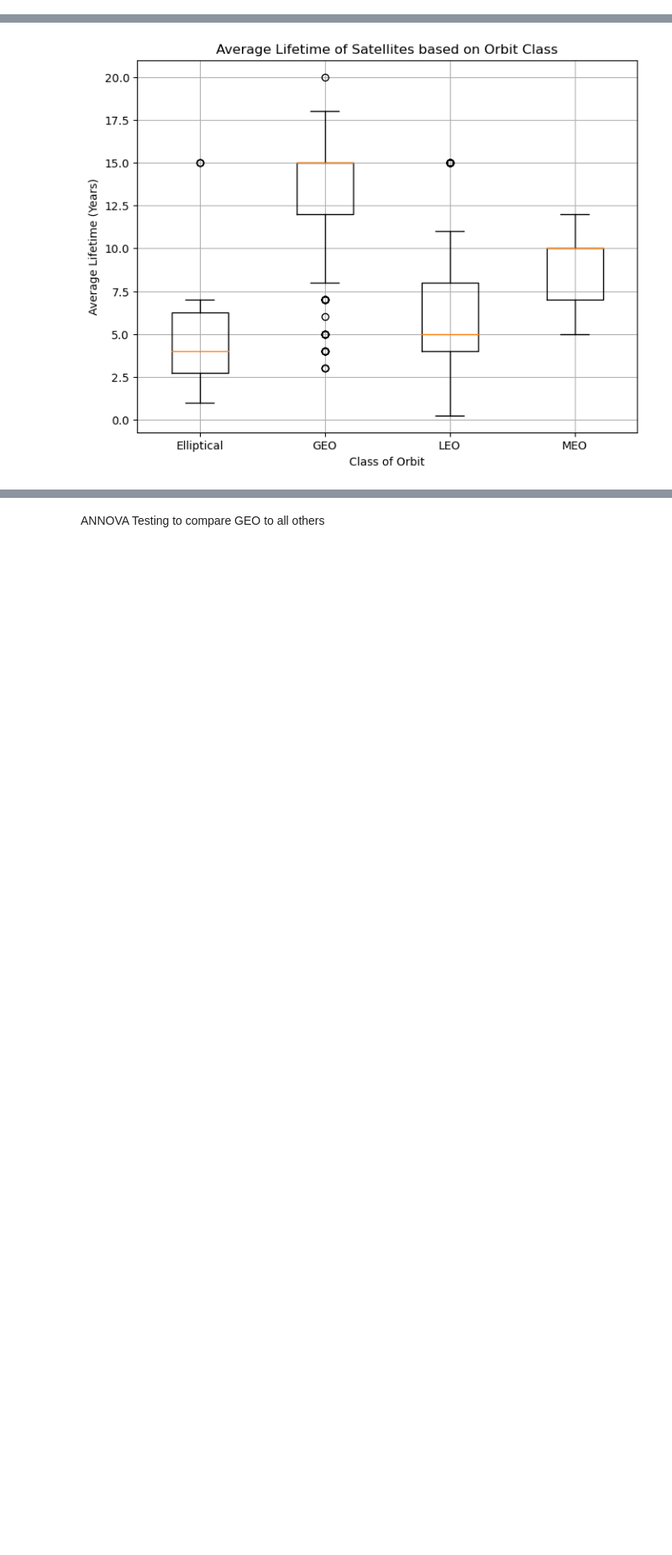
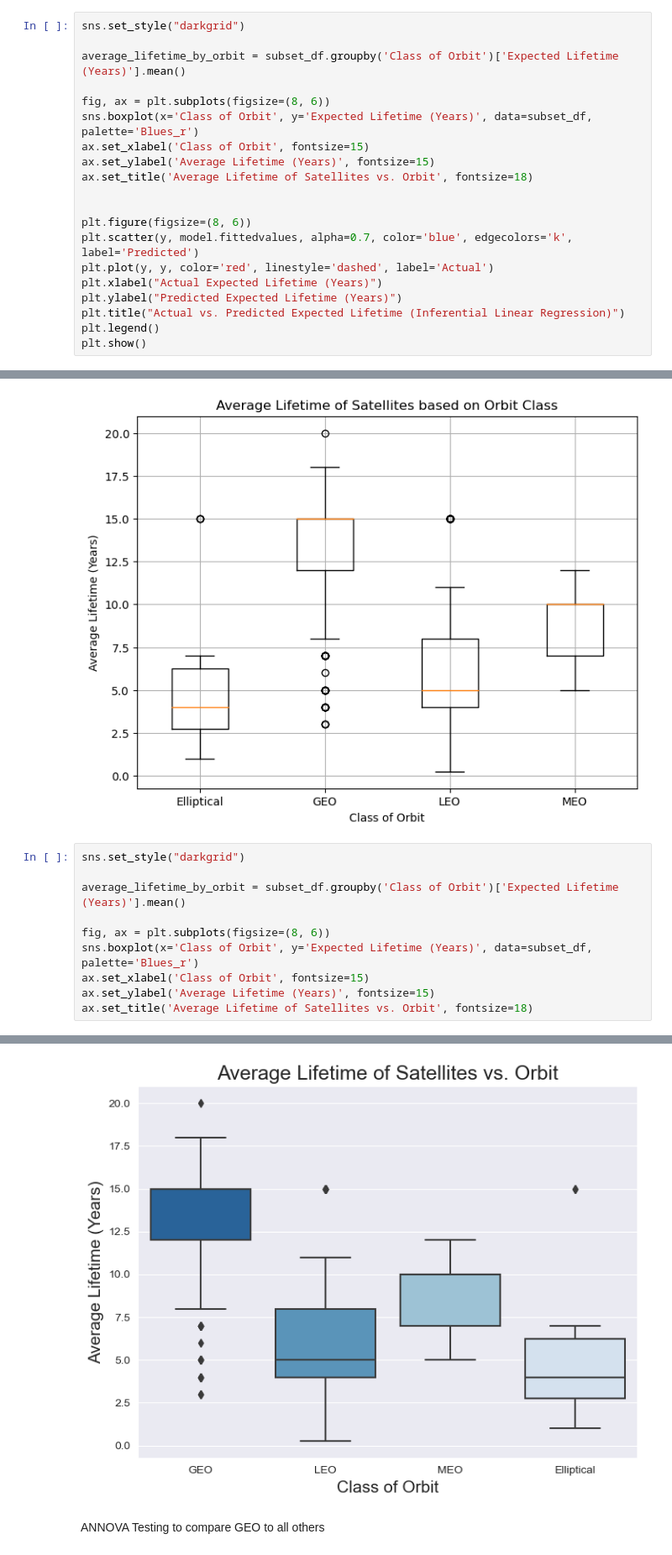
Before and after one commit to joshlynj/active_satellites, a Jupyter notebook: notebooks/EDA.ipynb, the cells around one changed output, grey strips where cells are left out. Shown at 84% size. Drawn from its saved outputs; the diff is of its cells as text; blank space fills up the shorter version.

```diff
--- a/notebooks/EDA.ipynb
+++ b/notebooks/EDA.ipynb
@@ -652,3 +668,23 @@ plt.show()
+# %%
+sns.set_style("darkgrid")
+
+average_lifetime_by_orbit = subset_df.groupby('Class of Orbit')['Expected Lifetime (Years)'].mean()
+
+fig, ax = plt.subplots(figsize=(8, 6))
+sns.boxplot(x='Class of Orbit', y='Expected Lifetime (Years)', data=subset_df, palette='Blues_r')
+ax.set_xlabel('Class of Orbit', fontsize=15)
+ax.set_ylabel('Average Lifetime (Years)', fontsize=15)
+ax.set_title('Average Lifetime of Satellites vs. Orbit', fontsize=18)
+
+
+plt.figure(figsize=(8, 6))
+plt.scatter(y, model.fittedvalues, alpha=0.7, color='blue', edgecolors='k', label='Predicted')
+plt.plot(y, y, color='red', linestyle='dashed', label='Actual')
+plt.xlabel("Actual Expected Lifetime (Years)")
+plt.ylabel("Predicted Expected Lifetime (Years)")
+plt.title("Actual vs. Predicted Expected Lifetime (Inferential Linear Regression)")
+plt.legend()
+plt.show()
 # %% [markdown]
 Testing standardscaler on the data to see if it improves the model
 # %%
@@ -944,3 +980,14 @@ plt.grid(True)
 plt.show()
 # %% [output]
 [figure]
+# %%
+sns.set_style("darkgrid")
+
+average_lifetime_by_orbit = subset_df.groupby('Class of Orbit')['Expected Lifetime (Years)'].mean()
+
+fig, ax = plt.subplots(figsize=(8, 6))
+sns.boxplot(x='Class of Orbit', y='Expected Lifetime (Years)', data=subset_df, palette='Blues_r')
+ax.set_xlabel('Class of Orbit', fontsize=15)
+ax.set_ylabel('Average Lifetime (Years)', fontsize=15)
+ax.set_title('Average Lifetime of Satellites vs. Orbit', fontsize=18)
+# %% [output]
@@ -947,3 +995,4 @@ plt.show()
+[figure, added]
 # %% [markdown]
 ANNOVA Testing to compare GEO to all others
 # %%
```
Also changed, not shown: parts of 7 cells of this notebook, 1 other file.
